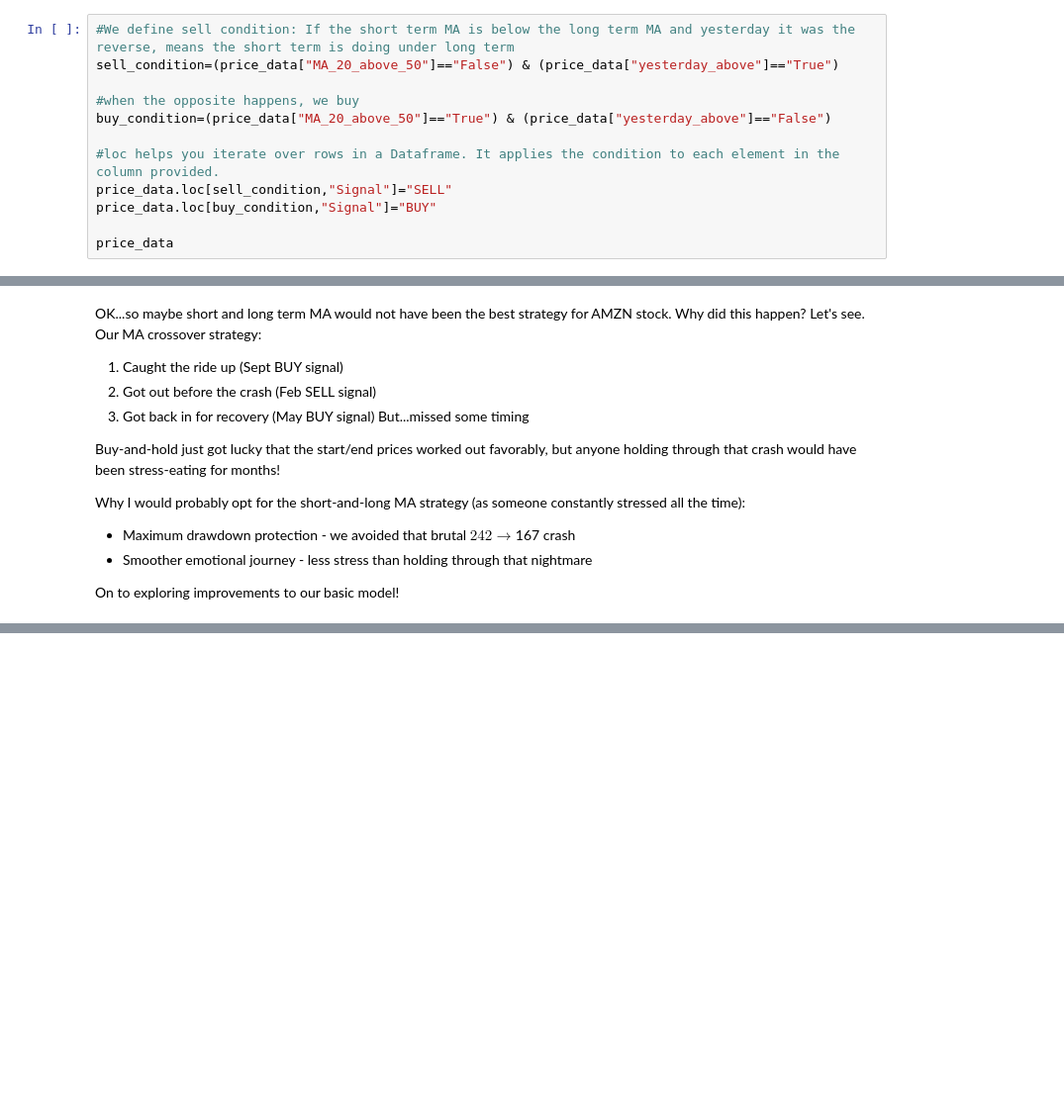
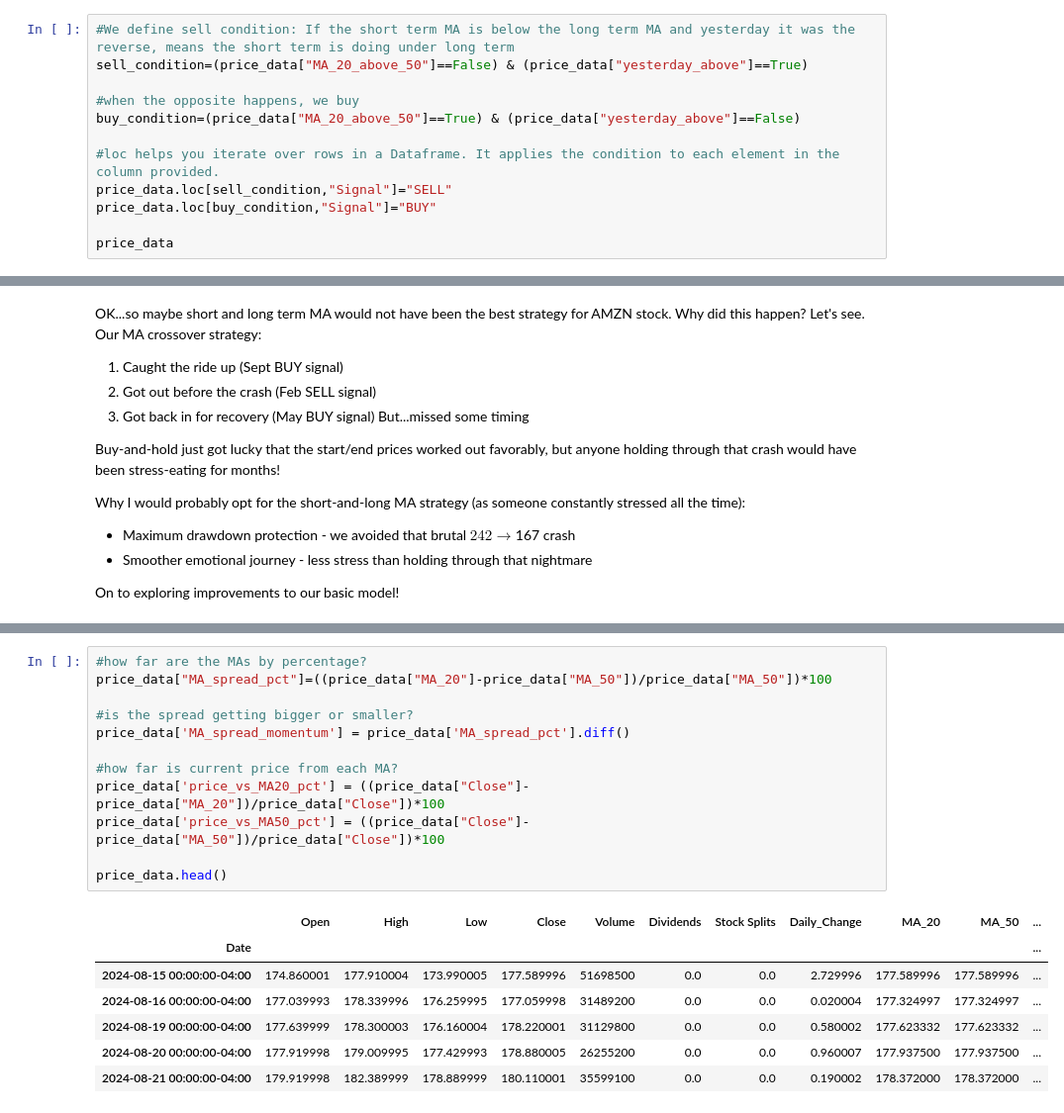
Before and after one commit to tanvi-jain3/algo-trading, a Jupyter notebook: trading_short_long_MA.ipynb, the cells around one changed output, grey strips where cells are left out. Shown: that part at 99% size. Saved outputs shown, nothing was run; the diff lists cells and outputs as text; blank space fills up the shorter version.

Commit message:
Add spread, volatility and momentum metrics

```diff
--- a/trading_short_long_MA.ipynb
+++ b/trading_short_long_MA.ipynb
@@ -180,10 +180,10 @@ price_data
 price_data["Signal"]="HOLD" #By default our position is HOLD
 # %%
 #We define sell condition: If the short term MA is below the long term MA and yesterday it was the reverse, means the short term is doing under long term
-sell_condition=(price_data["MA_20_above_50"]=="False") & (price_data["yesterday_above"]=="True")
+sell_condition=(price_data["MA_20_above_50"]==False) & (price_data["yesterday_above"]==True)
 
 #when the opposite happens, we buy
-buy_condition=(price_data["MA_20_above_50"]=="True") & (price_data["yesterday_above"]=="False")
+buy_condition=(price_data["MA_20_above_50"]==True) & (price_data["yesterday_above"]==False)
 
 #loc helps you iterate over rows in a Dataframe. It applies the condition to each element in the column provided.
 price_data.loc[sell_condition,"Signal"]="SELL"
@@ -334,0 +360,20 @@ On to exploring improvements to our basic model!
+# %%
+#how far are the MAs by percentage?
+price_data["MA_spread_pct"]=((price_data["MA_20"]-price_data["MA_50"])/price_data["MA_50"])*100
+
+#is the spread getting bigger or smaller?
+price_data['MA_spread_momentum'] = price_data['MA_spread_pct'].diff()
+
+#how far is current price from each MA?
+price_data['price_vs_MA20_pct'] = ((price_data["Close"]-price_data["MA_20"])/price_data["Close"])*100
+price_data['price_vs_MA50_pct'] = ((price_data["Close"]-price_data["MA_50"])/price_data["Close"])*100
+
+price_data.head()
+# %% [output]
+|  | Open | High | Low | Close | Volume | Dividends | Stock Splits | Daily_Change | MA_20 | MA_50 | ... |
+| Date |  |  |  |  |  |  |  |  |  |  | ... |
+| 2024-08-15 00:00:00-04:00 | 174.860001 | 177.910004 | 173.990005 | 177.589996 | 51698500 | 0.0 | 0.0 | 2.729996 | 177.589996 | 177.589996 | ... |
+| 2024-08-16 00:00:00-04:00 | 177.039993 | 178.339996 | 176.259995 | 177.059998 | 31489200 | 0.0 | 0.0 | 0.020004 | 177.324997 | 177.324997 | ... |
+| 2024-08-19 00:00:00-04:00 | 177.639999 | 178.300003 | 176.160004 | 178.220001 | 31129800 | 0.0 | 0.0 | 0.580002 | 177.623332 | 177.623332 | ... |
+| 2024-08-20 00:00:00-04:00 | 177.919998 | 179.009995 | 177.429993 | 178.880005 | 26255200 | 0.0 | 0.0 | 0.960007 | 177.937500 | 177.937500 | ... |
+| 2024-08-21 00:00:00-04:00 | 179.919998 | 182.389999 | 178.889999 | 180.110001 | 35599100 | 0.0 | 0.0 | 0.190002 | 178.372000 | 178.372000 | ... |
```
Also changed, not shown: parts of 13 cells of this notebook, 1 other file.
